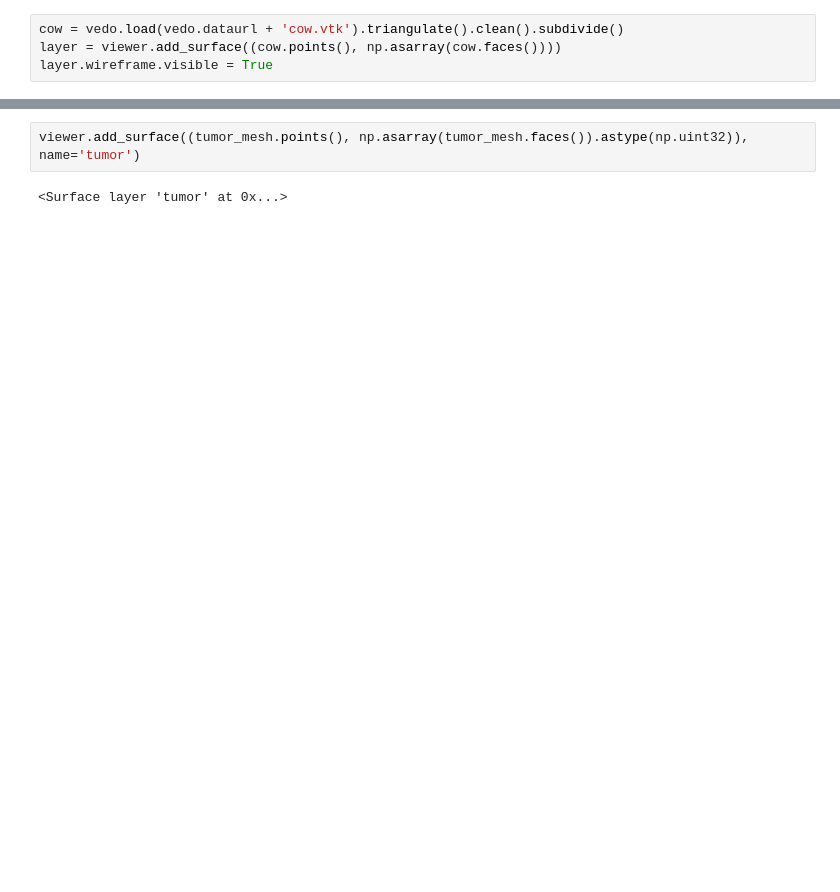
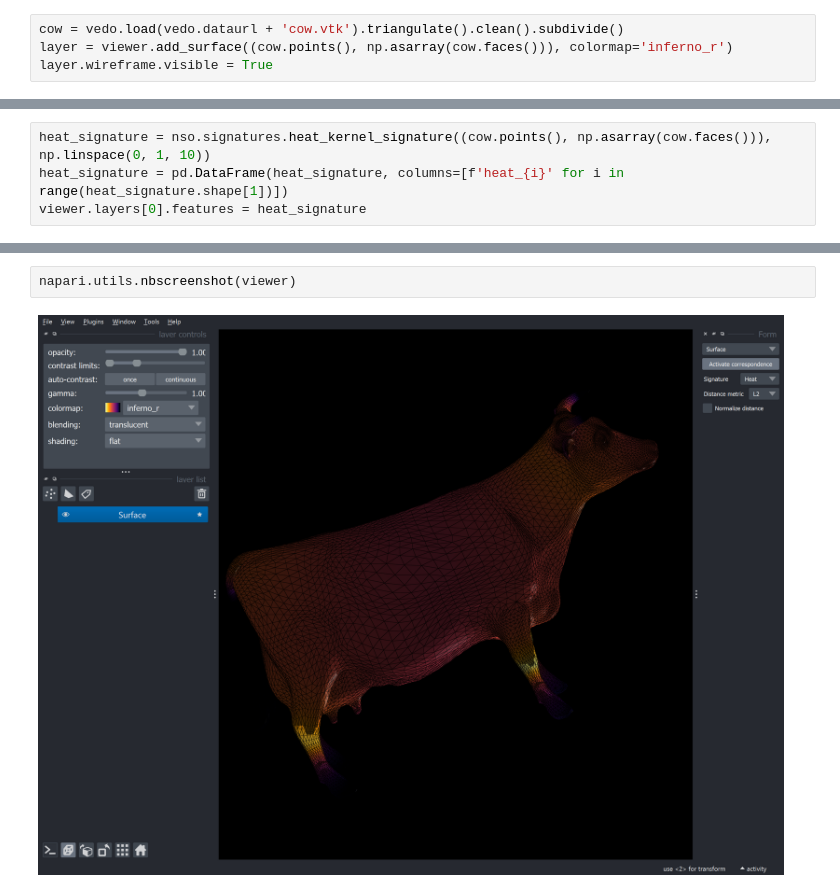
Before and after one commit to jo-mueller/napari-shape-odyssey, a Jupyter notebook: docs/notebooks/spectral_analysis/shape_correspondence.ipynb, the cells around one changed output, grey strips where cells are left out. Saved outputs shown, nothing was run; the diff lists cells and outputs as text; blank space fills up the shorter version.

```diff
--- a/docs/notebooks/spectral_analysis/shape_correspondence.ipynb
+++ b/docs/notebooks/spectral_analysis/shape_correspondence.ipynb
@@ -10,4 +18,4 @@ viewer = napari.Viewer(ndisplay=3)
 # %%
 cow = vedo.load(vedo.dataurl + 'cow.vtk').triangulate().clean().subdivide()
-layer = viewer.add_surface((cow.points(), np.asarray(cow.faces())))
+layer = viewer.add_surface((cow.points(), np.asarray(cow.faces())), colormap='inferno_r')
 layer.wireframe.visible = True
@@ -23,0 +24,4 @@ Selected eigenvector_7
+# %%
+heat_signature = nso.signatures.heat_kernel_signature((cow.points(), np.asarray(cow.faces())), np.linspace(0, 1, 10))
+heat_signature = pd.DataFrame(heat_signature, columns=[f'heat_{i}' for i in range(heat_signature.shape[1])])
+viewer.layers[0].features = heat_signature
@@ -34,4 +33,4 @@ tumor_mesh.clean().decimate(n=30000)
-# %%
-viewer.add_surface((tumor_mesh.points(), np.asarray(tumor_mesh.faces()).astype(np.uint32)), name='tumor')
-# %% [output]
-<Surface layer 'tumor' at 0x...>
+# %%
+napari.utils.nbscreenshot(viewer)
+# %% [output]
+[figure, added]
```
Also changed, not shown: parts of 8 cells of this notebook, 4 other files.
